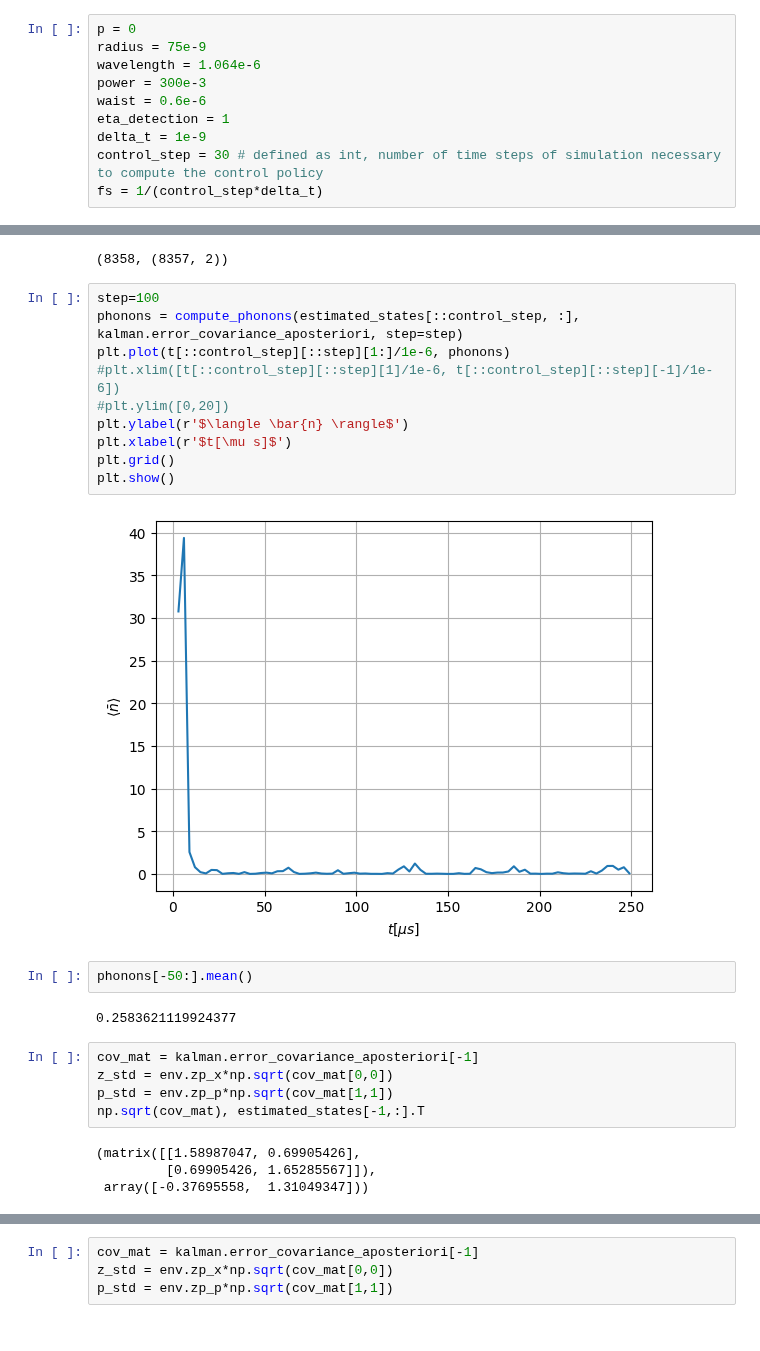
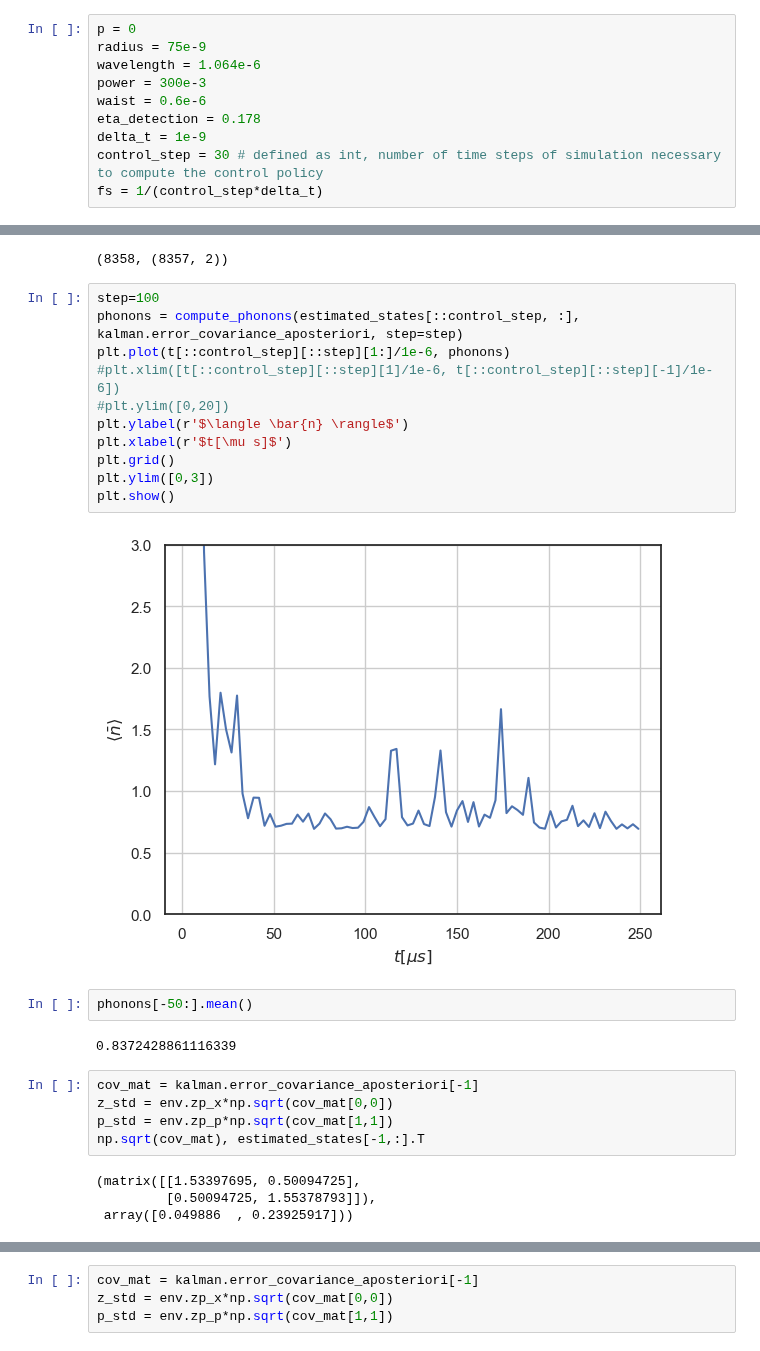
Before and after one commit to QuantumAdventures/single-photons, a Jupyter notebook: notebooks/3. Control Simulation.ipynb, the cells around one changed output, grey strips where cells are left out. Drawn from its saved outputs; the diff is of its cells as text.

```diff
--- a/notebooks/3. Control Simulation.ipynb
+++ b/notebooks/3. Control Simulation.ipynb
@@ -16,7 +16,7 @@ radius = 75e-9
 wavelength = 1.064e-6
 power = 300e-3
 waist = 0.6e-6
-eta_detection = 1
+eta_detection = 0.178
 delta_t = 1e-9
 control_step = 30 # defined as int, number of time steps of simulation necessary to compute the control policy
 fs = 1/(control_step*delta_t)
@@ -112,27 +112,28 @@ len(kalman.error_covariance_aposteriori), estimated_states[::control_step,:].sha
 # %%
 step=100
 phonons = compute_phonons(estimated_states[::control_step, :], kalman.error_covariance_aposteriori, step=step)
 plt.plot(t[::control_step][::step][1:]/1e-6, phonons)
 #plt.xlim([t[::control_step][::step][1]/1e-6, t[::control_step][::step][-1]/1e-6])
 #plt.ylim([0,20])
 plt.ylabel(r'$\langle \bar{n} \rangle$')
 plt.xlabel(r'$t[\mu s]$')
 plt.grid()
+plt.ylim([0,3])
 plt.show()
 # %% [output]
-[figure, old version]
+[figure, new version]
 # %%
 phonons[-50:].mean()
 # %% [output]
-0.2583621119924377
+0.8372428861116339
 # %%
 cov_mat = kalman.error_covariance_aposteriori[-1]
 z_std = env.zp_x*np.sqrt(cov_mat[0,0])
 p_std = env.zp_p*np.sqrt(cov_mat[1,1])
 np.sqrt(cov_mat), estimated_states[-1,:].T
 # %% [output]
-(matrix([[1.58987047, 0.69905426],
-         [0.69905426, 1.65285567]]),
- array([-0.37695558,  1.31049347]))
+(matrix([[1.53397695, 0.50094725],
+         [0.50094725, 1.55378793]]),
+ array([0.049886  , 0.23925917]))
 # %%
 second_moments = cov_mat+np.power(estimated_states[::30][8000:,:].mean(axis=0),2)
```
Also changed, not shown: parts of 15 cells of this notebook, 1 other file.
